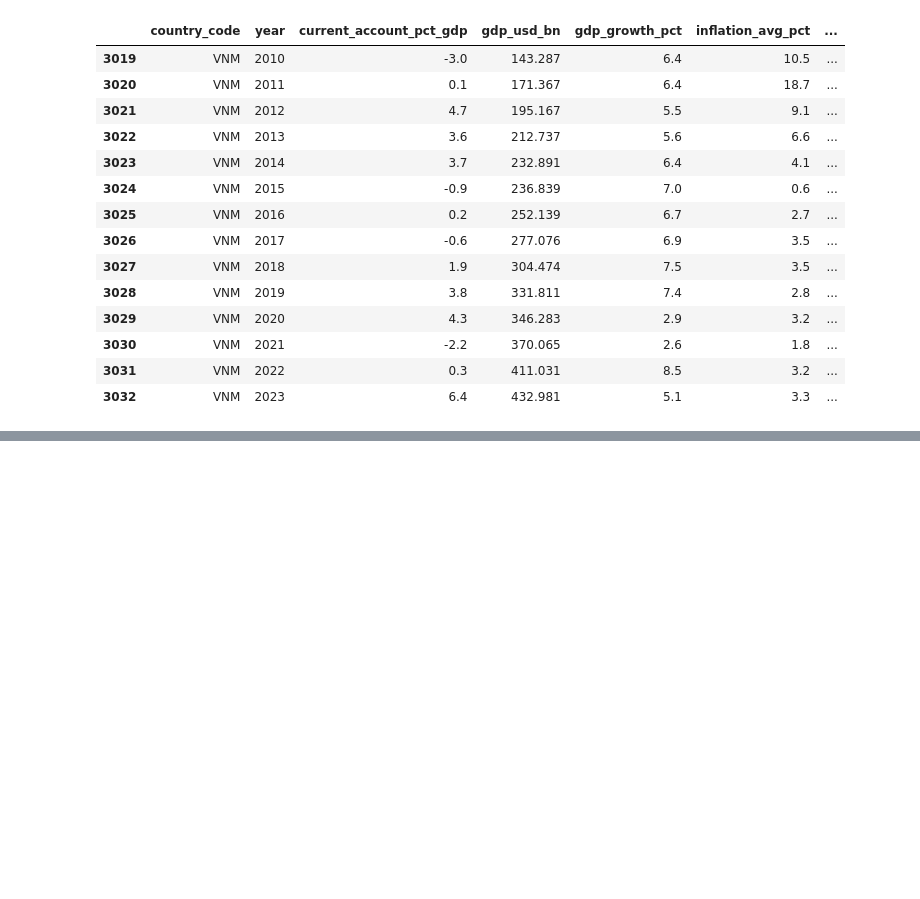
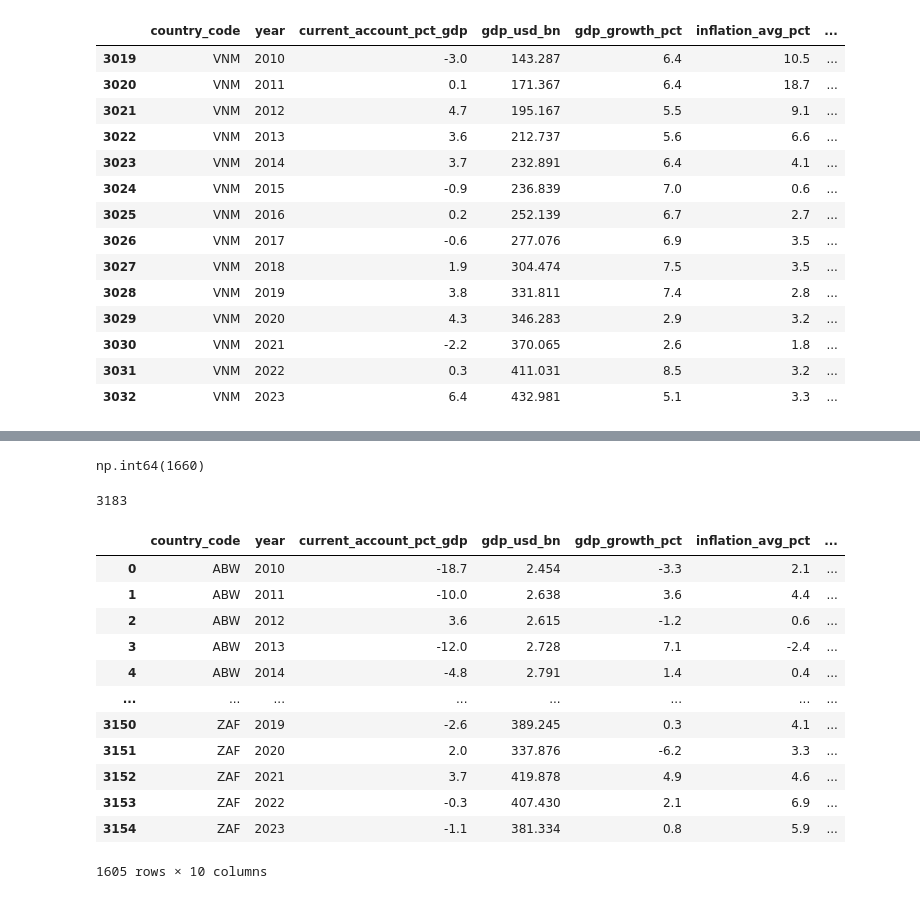
Before and after one commit to elmago07/AI-ML-Learnings, a Jupyter notebook: pandas_learnings.ipynb, the cells around one changed output, grey strips where cells are left out. Drawn from its saved outputs; the diff is of its cells as text; code cells hidden in the pictures; blank space fills up the shorter version.

```diff
--- a/pandas_learnings.ipynb
+++ b/pandas_learnings.ipynb
@@ -418,0 +451,25 @@ df[(df['country_code'] == 'VNM') & (df['unemployment_pct'] < 10)]
+# %%
+df.isnull().sum().sum() ##null values in whole DataFrame
+# %% [output]
+np.int64(1660)
+# %%
+len(df)  #length of DataFrame nothing but no.of rows
+# %% [output]
+3183
+# %%
+###How to drop missing data
+df.dropna() #returns a dataframe without null values
+# %% [output]
+|  | country_code | year | current_account_pct_gdp | gdp_usd_bn | gdp_growth_pct | inflation_avg_pct | ... |
+| 0 | ABW | 2010 | -18.7 | 2.454 | -3.3 | 2.1 | ... |
+| 1 | ABW | 2011 | -10.0 | 2.638 | 3.6 | 4.4 | ... |
+| 2 | ABW | 2012 | 3.6 | 2.615 | -1.2 | 0.6 | ... |
+| 3 | ABW | 2013 | -12.0 | 2.728 | 7.1 | -2.4 | ... |
+| 4 | ABW | 2014 | -4.8 | 2.791 | 1.4 | 0.4 | ... |
+| ... | ... | ... | ... | ... | ... | ... | ... |
+| 3150 | ZAF | 2019 | -2.6 | 389.245 | 0.3 | 4.1 | ... |
+| 3151 | ZAF | 2020 | 2.0 | 337.876 | -6.2 | 3.3 | ... |
+| 3152 | ZAF | 2021 | 3.7 | 419.878 | 4.9 | 4.6 | ... |
+| 3153 | ZAF | 2022 | -0.3 | 407.430 | 2.1 | 6.9 | ... |
+| 3154 | ZAF | 2023 | -1.1 | 381.334 | 0.8 | 5.9 | ... |
+1605 rows × 10 columns
```
Also changed, not shown: parts of 4 cells of this notebook.
